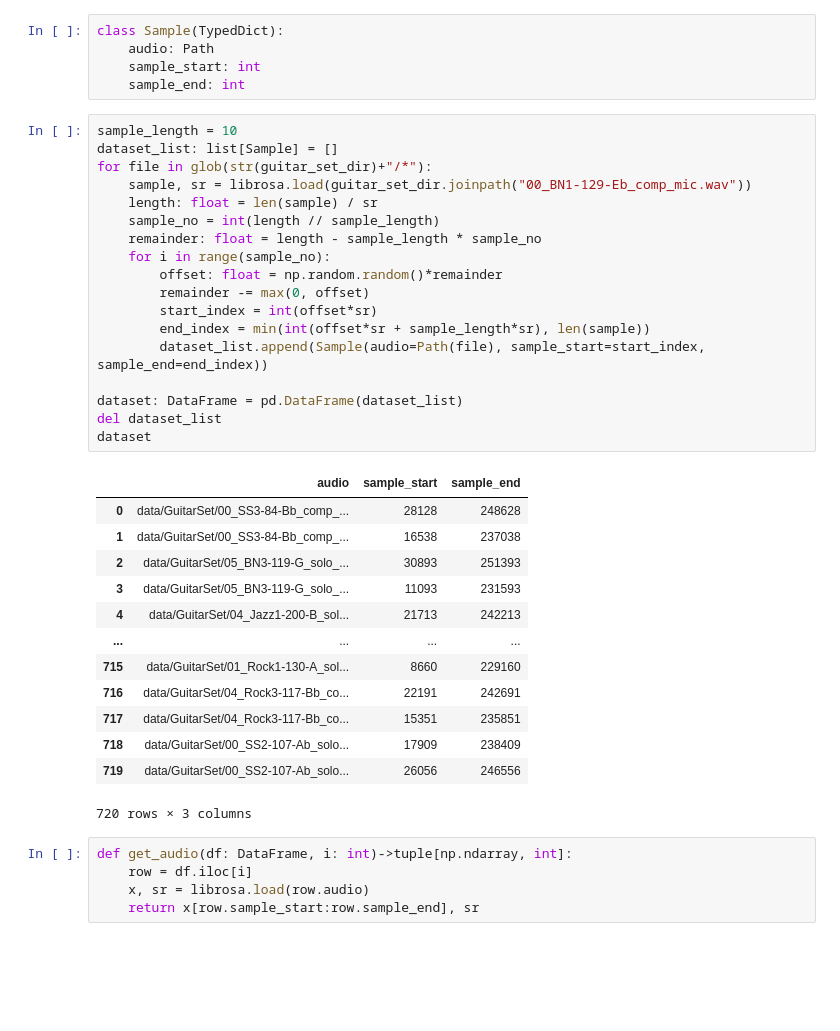
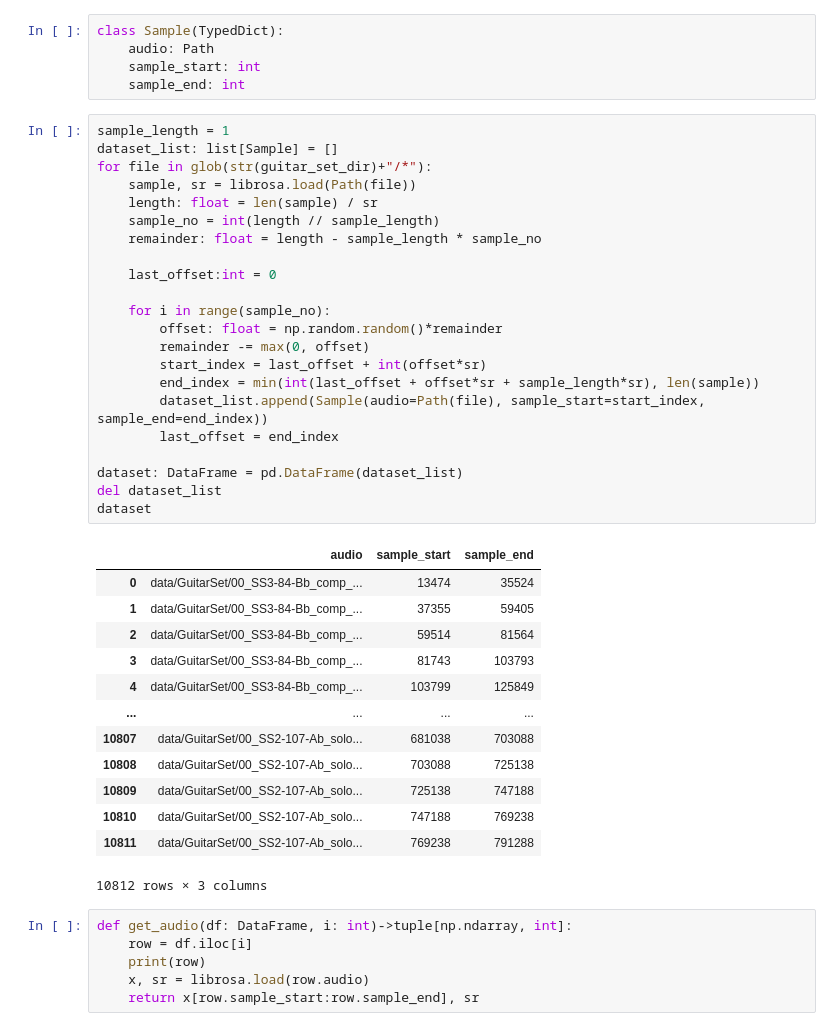
Before and after one commit to auri-ay/audio-ml-coursework, a Jupyter notebook: sample.ipynb, the cells around one changed output. Saved outputs shown, nothing was run; the diff lists cells and outputs as text; blank space fills up the shorter version.

Commit message:
Fix bug where I forgot to shift audio that caused them to only be a slight offset of each other

```diff
--- a/sample.ipynb
+++ b/sample.ipynb
@@ -51,40 +51,45 @@ class Sample(TypedDict):
     sample_start: int
     sample_end: int
 # %%
-sample_length = 10
+sample_length = 1
 dataset_list: list[Sample] = []
 for file in glob(str(guitar_set_dir)+"/*"):
-    sample, sr = librosa.load(guitar_set_dir.joinpath("00_BN1-129-Eb_comp_mic.wav"))
+    sample, sr = librosa.load(Path(file))
     length: float = len(sample) / sr
     sample_no = int(length // sample_length)
     remainder: float = length - sample_length * sample_no
+
+    last_offset:int = 0
+
     for i in range(sample_no):
         offset: float = np.random.random()*remainder
         remainder -= max(0, offset)
-        start_index = int(offset*sr)
-        end_index = min(int(offset*sr + sample_length*sr), len(sample))
+        start_index = last_offset + int(offset*sr)
+        end_index = min(int(last_offset + offset*sr + sample_length*sr), len(sample))
         dataset_list.append(Sample(audio=Path(file), sample_start=start_index, sample_end=end_index))
+        last_offset = end_index
 
 dataset: DataFrame = pd.DataFrame(dataset_list)
 del dataset_list
 dataset
 # %% [output]
 |  | audio | sample_start | sample_end |
-| 0 | data/GuitarSet/00_SS3-84-Bb_comp_... | 28128 | 248628 |
-| 1 | data/GuitarSet/00_SS3-84-Bb_comp_... | 16538 | 237038 |
-| 2 | data/GuitarSet/05_BN3-119-G_solo_... | 30893 | 251393 |
-| 3 | data/GuitarSet/05_BN3-119-G_solo_... | 11093 | 231593 |
-| 4 | data/GuitarSet/04_Jazz1-200-B_sol... | 21713 | 242213 |
+| 0 | data/GuitarSet/00_SS3-84-Bb_comp_... | 13474 | 35524 |
+| 1 | data/GuitarSet/00_SS3-84-Bb_comp_... | 37355 | 59405 |
+| 2 | data/GuitarSet/00_SS3-84-Bb_comp_... | 59514 | 81564 |
+| 3 | data/GuitarSet/00_SS3-84-Bb_comp_... | 81743 | 103793 |
+| 4 | data/GuitarSet/00_SS3-84-Bb_comp_... | 103799 | 125849 |
 | ... | ... | ... | ... |
-| 715 | data/GuitarSet/01_Rock1-130-A_sol... | 8660 | 229160 |
-| 716 | data/GuitarSet/04_Rock3-117-Bb_co... | 22191 | 242691 |
-| 717 | data/GuitarSet/04_Rock3-117-Bb_co... | 15351 | 235851 |
-| 718 | data/GuitarSet/00_SS2-107-Ab_solo... | 17909 | 238409 |
-| 719 | data/GuitarSet/00_SS2-107-Ab_solo... | 26056 | 246556 |
+| 10807 | data/GuitarSet/00_SS2-107-Ab_solo... | 681038 | 703088 |
+| 10808 | data/GuitarSet/00_SS2-107-Ab_solo... | 703088 | 725138 |
+| 10809 | data/GuitarSet/00_SS2-107-Ab_solo... | 725138 | 747188 |
+| 10810 | data/GuitarSet/00_SS2-107-Ab_solo... | 747188 | 769238 |
+| 10811 | data/GuitarSet/00_SS2-107-Ab_solo... | 769238 | 791288 |
-720 rows × 3 columns
+10812 rows × 3 columns
 # %%
 def get_audio(df: DataFrame, i: int)->tuple[np.ndarray, int]:
     row = df.iloc[i]
+    print(row)
     x, sr = librosa.load(row.audio)
     return x[row.sample_start:row.sample_end], sr
 # %%
```
Also changed, not shown: parts of 2 cells of this notebook.
